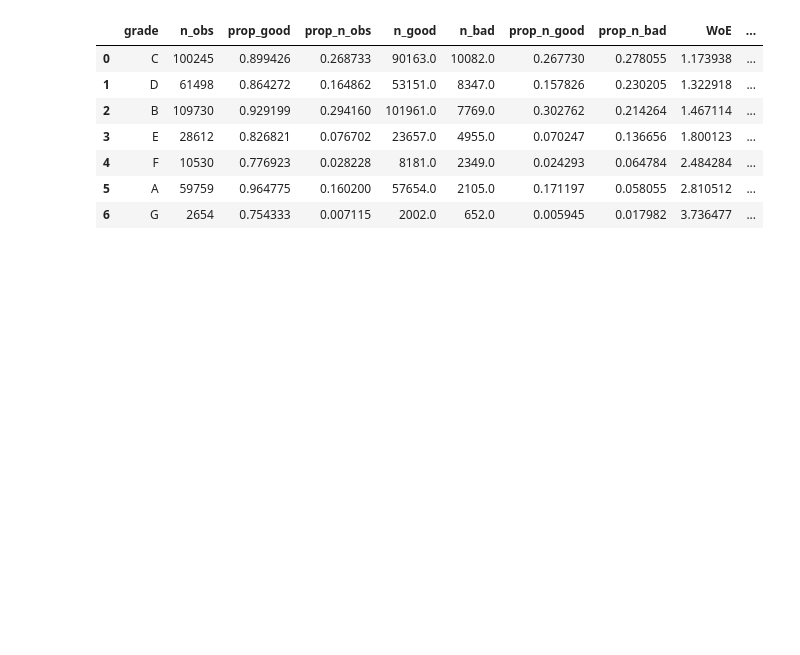
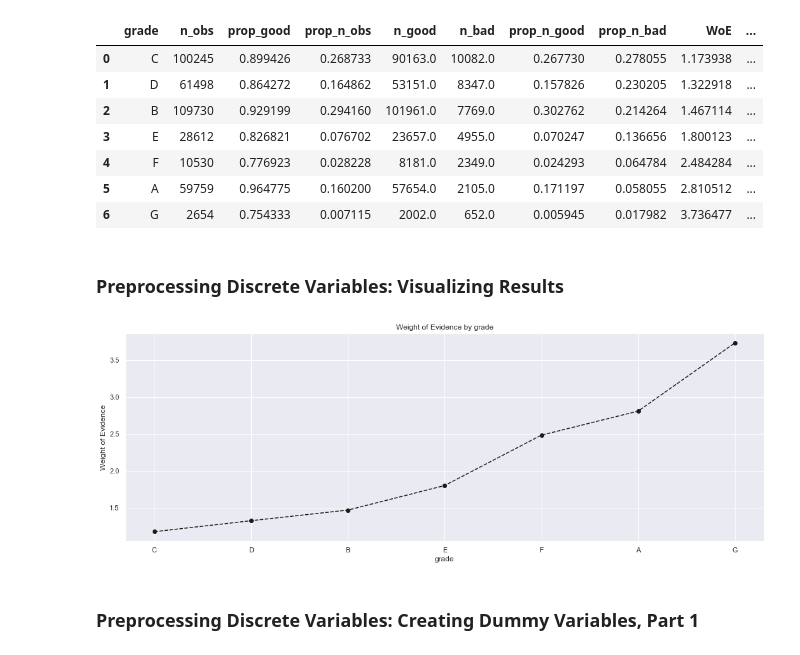
Before and after one commit to oaagboro/credit_risk_modelling, a Jupyter notebook: 2_Preprocessing_Discrete_Variables.ipynb, the cells around one changed output. Saved outputs shown, nothing was run; the diff lists cells and outputs as text; code cells hidden in the pictures; blank space fills up the shorter version.

Commit message:
updated notebook with preprocessing

```diff
--- a/2_Preprocessing_Discrete_Variables.ipynb
+++ b/2_Preprocessing_Discrete_Variables.ipynb
@@ -5,6 +5,9 @@
 import pandas as pd
 import numpy as np
 from sklearn.model_selection import train_test_split
+import matplotlib.pyplot as plt
+import seaborn as sns
+sns.set()
 # %% [markdown]
 ## Read the data
 # %%
@@ -466,3 +469,22 @@ df_temp
 | 4 | F | 10530 | 0.776923 | 0.028228 | 8181.0 | 2349.0 | 0.024293 | 0.064784 | 2.484284 | ... |
 | 5 | A | 59759 | 0.964775 | 0.160200 | 57654.0 | 2105.0 | 0.171197 | 0.058055 | 2.810512 | ... |
 | 6 | G | 2654 | 0.754333 | 0.007115 | 2002.0 | 652.0 | 0.005945 | 0.017982 | 3.736477 | ... |
+# %% [markdown]
+### Preprocessing Discrete Variables: Visualizing Results
+# %%
+# Create a function to visualize the data
+def plot_by_woe(df_WoE, rotation_of_x_axis_labels = 0):
+    x = np.array(df_WoE.iloc[:, 0].apply(str))
+    y = df_WoE['WoE']
+    plt.figure(figsize = (18, 6))
+    plt.plot(x, y, marker = 'o', linestyle = '--', color = 'k')
+    plt.xlabel(df_WoE.columns[0])
+    plt.ylabel('Weight of Evidence')
+    plt.title(str('Weight of Evidence by ' + df_WoE.columns[0]))
+    plt.xticks(rotation = rotation_of_x_axis_labels)
+# %%
+plot_by_woe(df_temp)
+# %% [output]
+[figure, added]
+# %% [markdown]
+### Preprocessing Discrete Variables: Creating Dummy Variables, Part 1
```
Also changed, not shown: parts of 16 cells of this notebook.
